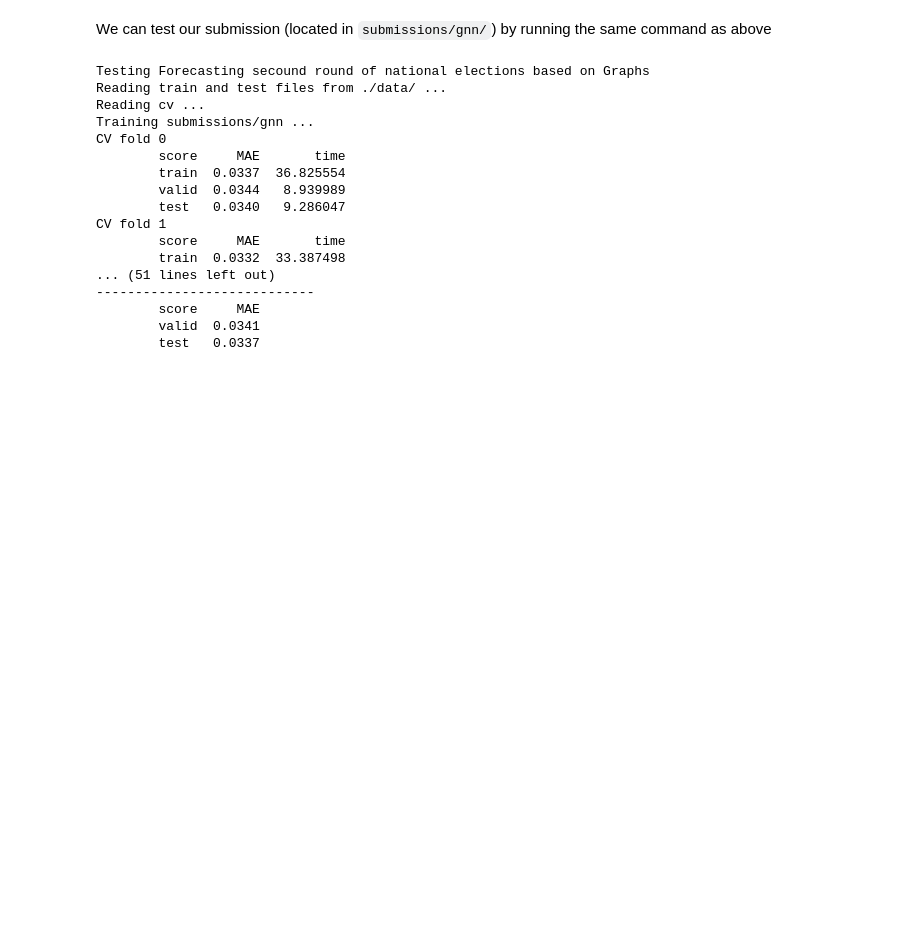
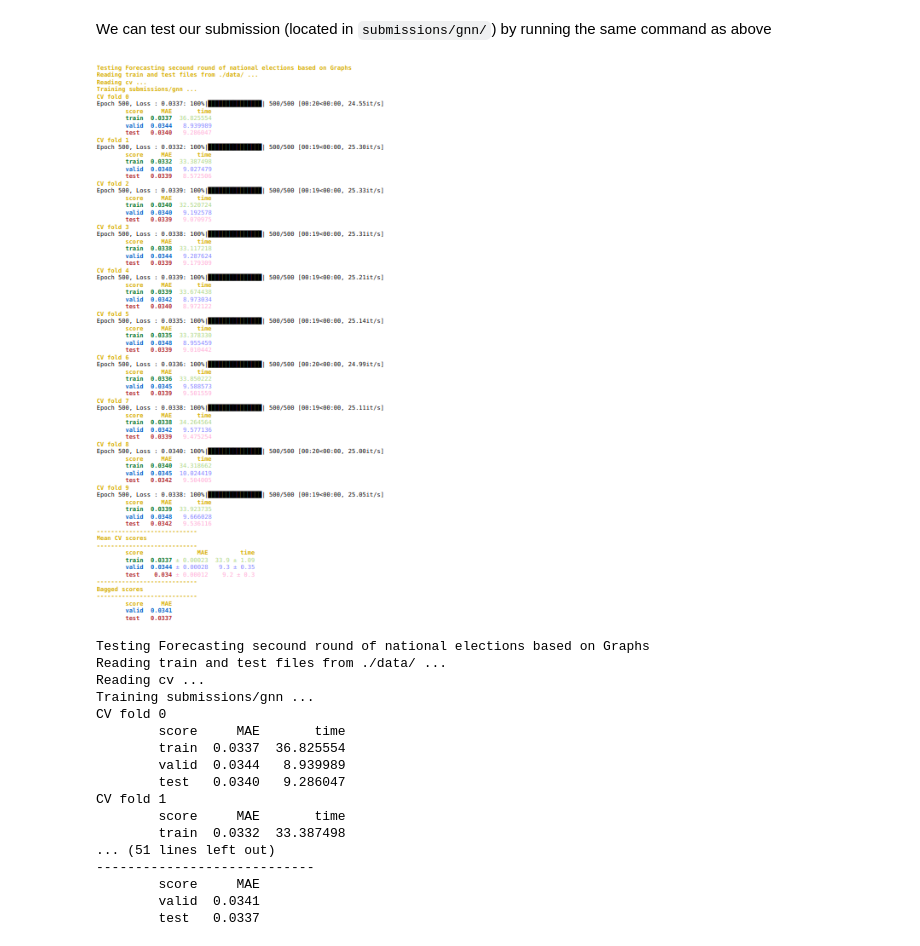
Before and after one commit to gasbas/graph-forecast-national-elections, a Jupyter notebook: french_election_forecast_starting_kit.ipynb, the cells around one changed output. Saved outputs shown, nothing was run; the diff lists cells and outputs as text; code cells hidden in the pictures; blank space fills up the shorter version.

```diff
--- a/french_election_forecast_starting_kit.ipynb
+++ b/french_election_forecast_starting_kit.ipynb
@@ -568,6 +572,10 @@ print(f'GNN TEST MAPE : {mean_absolute_error(y_test.values, preds):0.3f}')
 GNN TEST MAPE : 0.034
 # %% [markdown]
 We can test our submission (located in `submissions/gnn/`) by running the same command as above
+# %%
+display.Image('images/results_gnn.png')
+# %% [output]
+[figure, added]
 # %%
 !ramp-test --submission gnn
 # %% [output]
```
Also changed, not shown: parts of 1 cell of this notebook, 2 other files.
